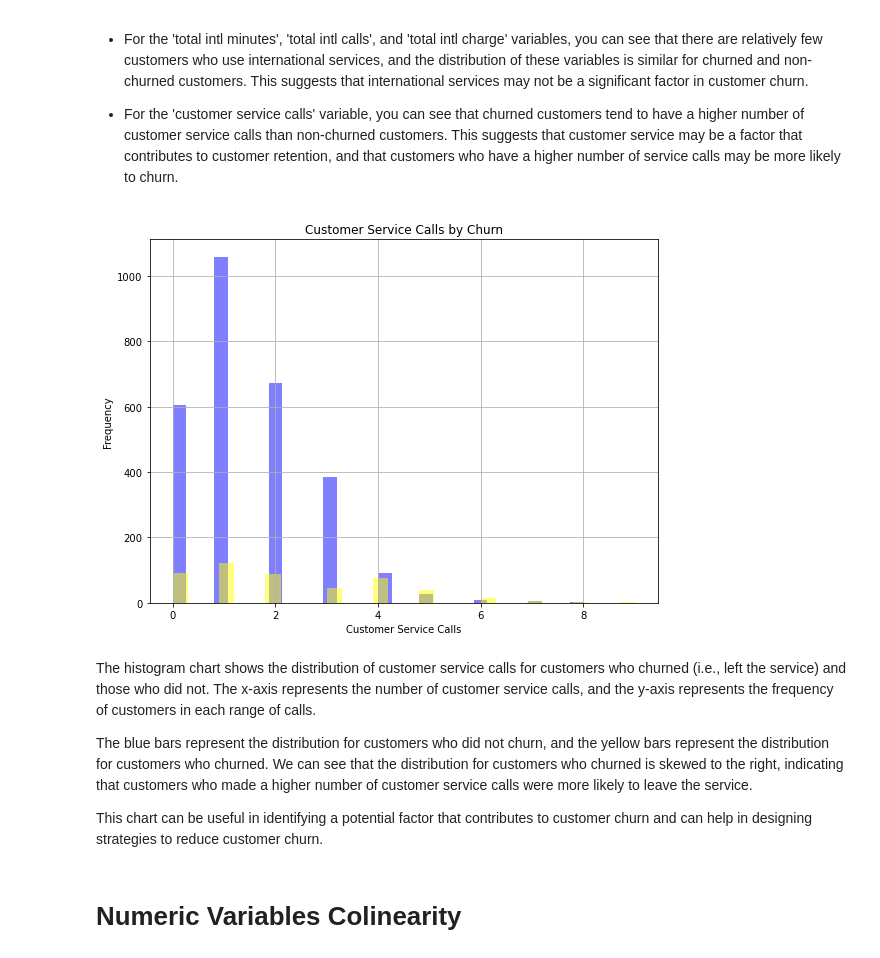
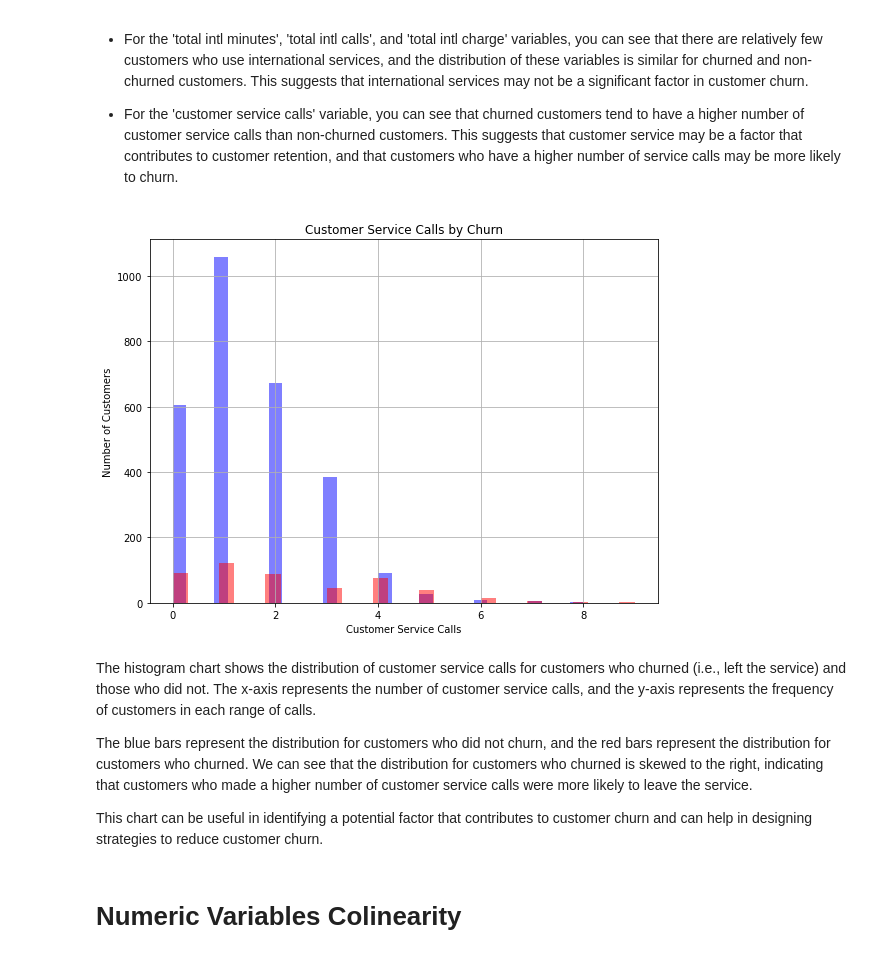
Before and after one commit to alvarodriguez95/Churn-in-Telecom, a Jupyter notebook: SyriaTel_Churn_Model.ipynb, the cells around one changed output. Saved outputs shown, nothing was run; the diff lists cells and outputs as text; code cells hidden in the pictures.

```diff
--- a/Alvaros Code.ipynb
+++ b/SyriaTel_Churn_Model.ipynb
@@ -414,21 +414,21 @@ From these plots, you can gather the following information:
 # %%
 pred_vars1 = ['customer service calls']
 
 fig, ax = plt.subplots(1, 1, figsize=(8, 6))
 df[df.churn == False][pred_vars1].hist(bins=30, color="blue", alpha=0.5, ax=ax)
-df[df.churn == True][pred_vars1].hist(bins=30, color="yellow", alpha=0.5, ax=ax)
+df[df.churn == True][pred_vars1].hist(bins=30, color="red", alpha=0.5, ax=ax)
 plt.title("Customer Service Calls by Churn")
 plt.xlabel("Customer Service Calls")
-plt.ylabel("Frequency")
+plt.ylabel("Number of Customers")
 
 plt.tight_layout()
 plt.show()
 # %% [output]
-[figure, old version]
+[figure, new version]
 # %% [markdown]
 The histogram chart shows the distribution of customer service calls for customers who churned (i.e., left the service) and those who did not. The x-axis represents the number of customer service calls, and the y-axis represents the frequency of customers in each range of calls.
 
-The blue bars represent the distribution for customers who did not churn, and the yellow bars represent the distribution for customers who churned. We can see that the distribution for customers who churned is skewed to the right, indicating that customers who made a higher number of customer service calls were more likely to leave the service.
+The blue bars represent the distribution for customers who did not churn, and the red bars represent the distribution for customers who churned. We can see that the distribution for customers who churned is skewed to the right, indicating that customers who made a higher number of customer service calls were more likely to leave the service.
 
 This chart can be useful in identifying a potential factor that contributes to customer churn and can help in designing strategies to reduce customer churn.
 # %% [markdown]
```
Also changed, not shown: parts of 21 cells of this notebook.
